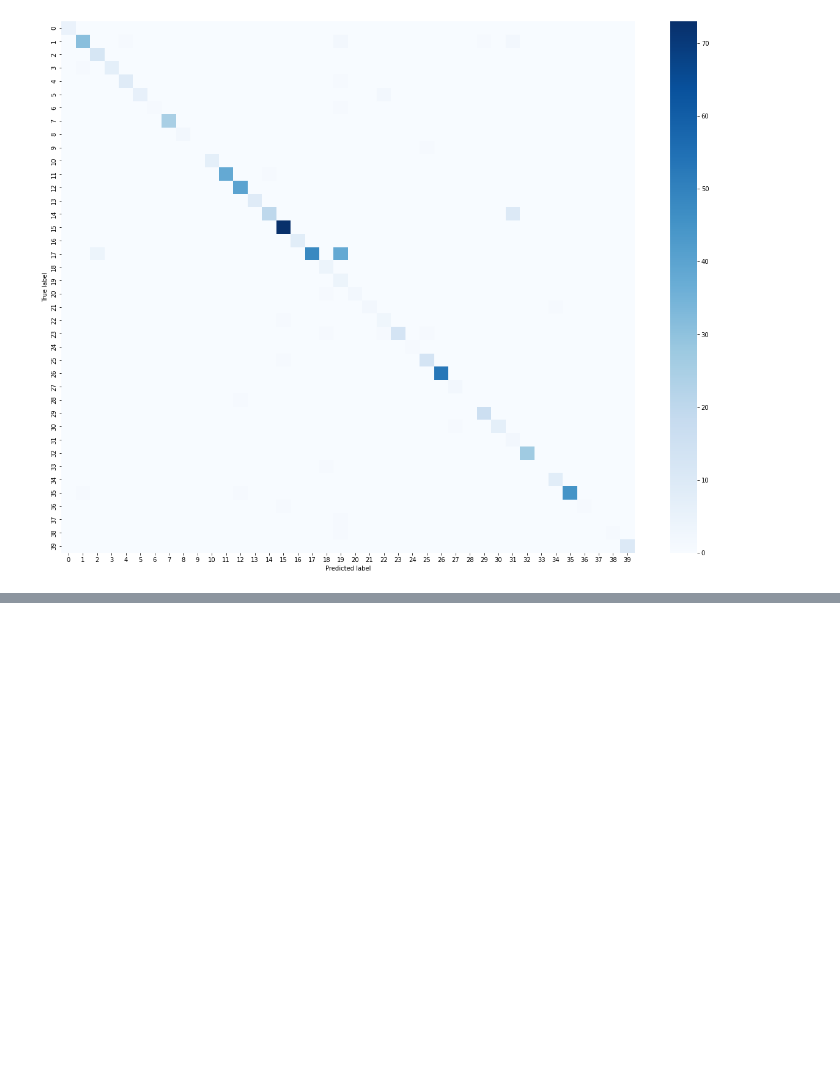
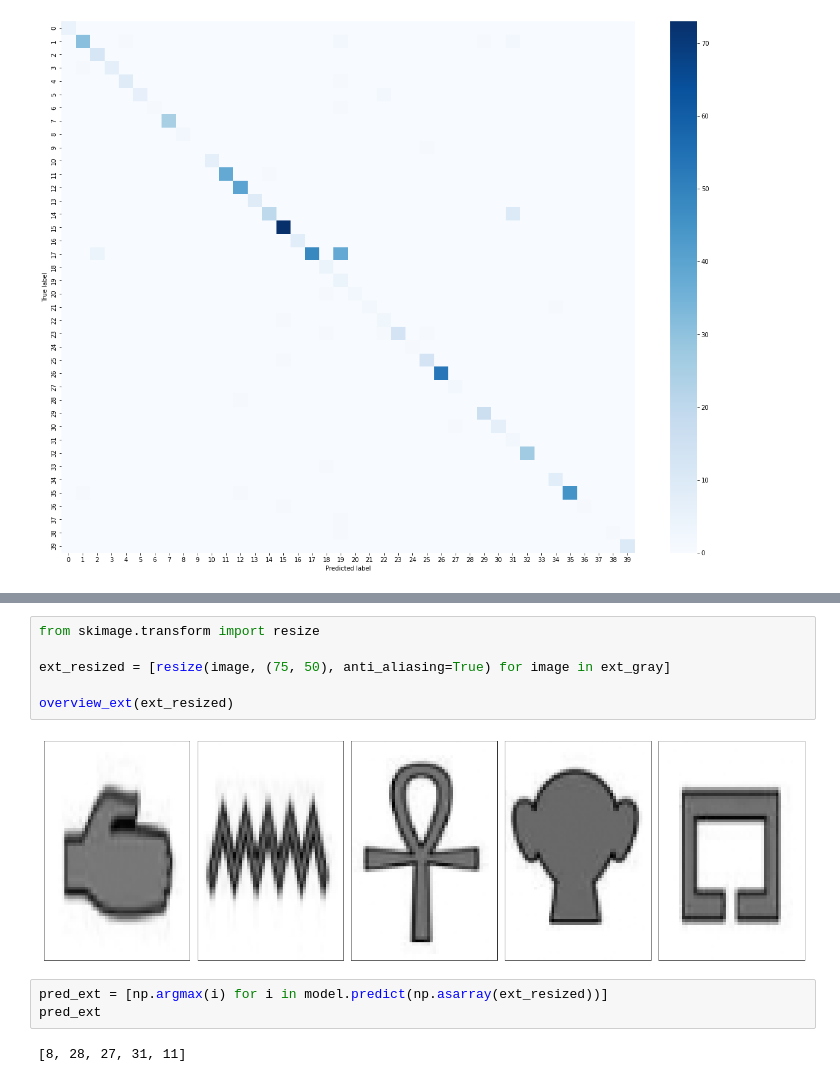
Before and after one commit to marek-dalida/egyptian-hieroglyph-classification, a Jupyter notebook: Egyptian_hieroglyph_classification.ipynb, the cells around one changed output, grey strips where cells are left out. Saved outputs shown, nothing was run; the diff lists cells and outputs as text; blank space fills up the shorter version.

```diff
--- a/Egyptian_hieroglyph_classification.ipynb
+++ b/Egyptian_hieroglyph_classification.ipynb
@@ -446,0 +484,13 @@ ax.set(xlabel='Predicted label', ylabel='True label')
+# %%
+from skimage.transform import resize
+
+ext_resized = [resize(image, (75, 50), anti_aliasing=True) for image in ext_gray]
+
+overview_ext(ext_resized)
+# %% [output]
+[figure, added]
+# %%
+pred_ext = [np.argmax(i) for i in model.predict(np.asarray(ext_resized))]
+pred_ext
+# %% [output]
+[8, 28, 27, 31, 11]
```
Also changed, not shown: parts of 8 cells of this notebook, 5 other files.
